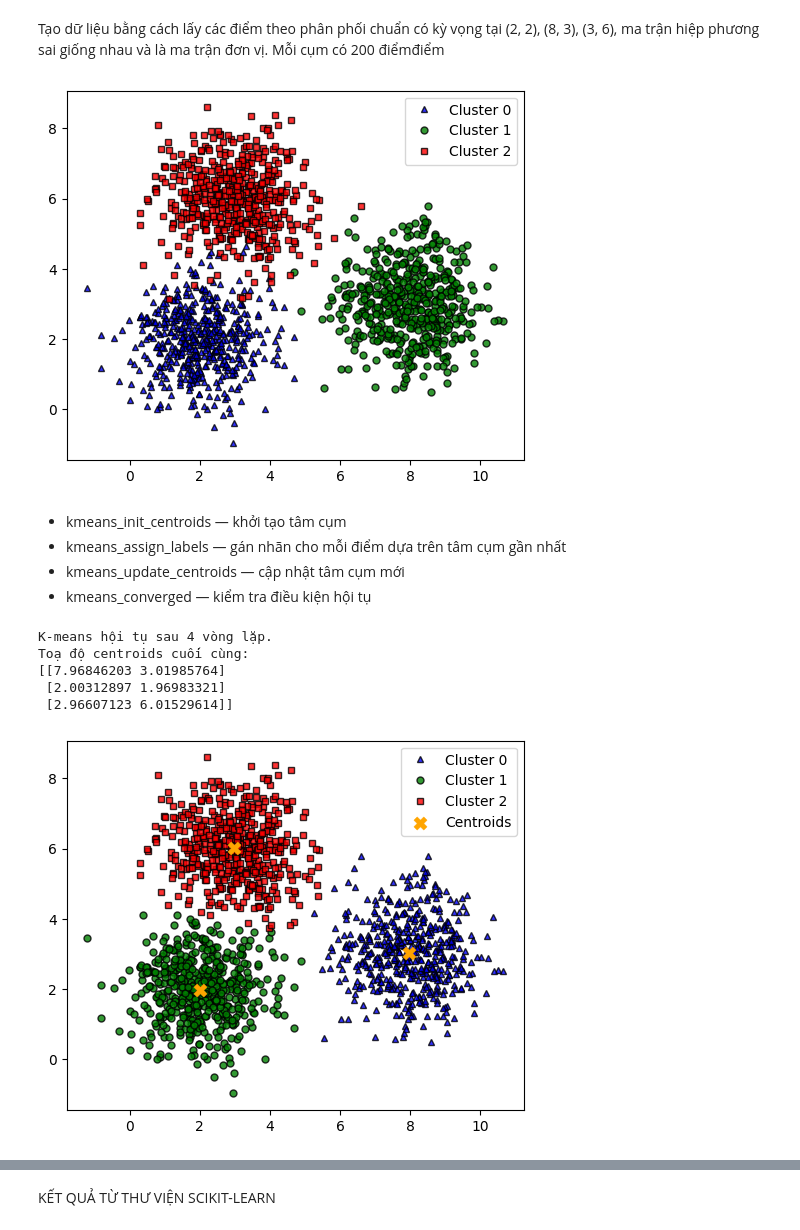
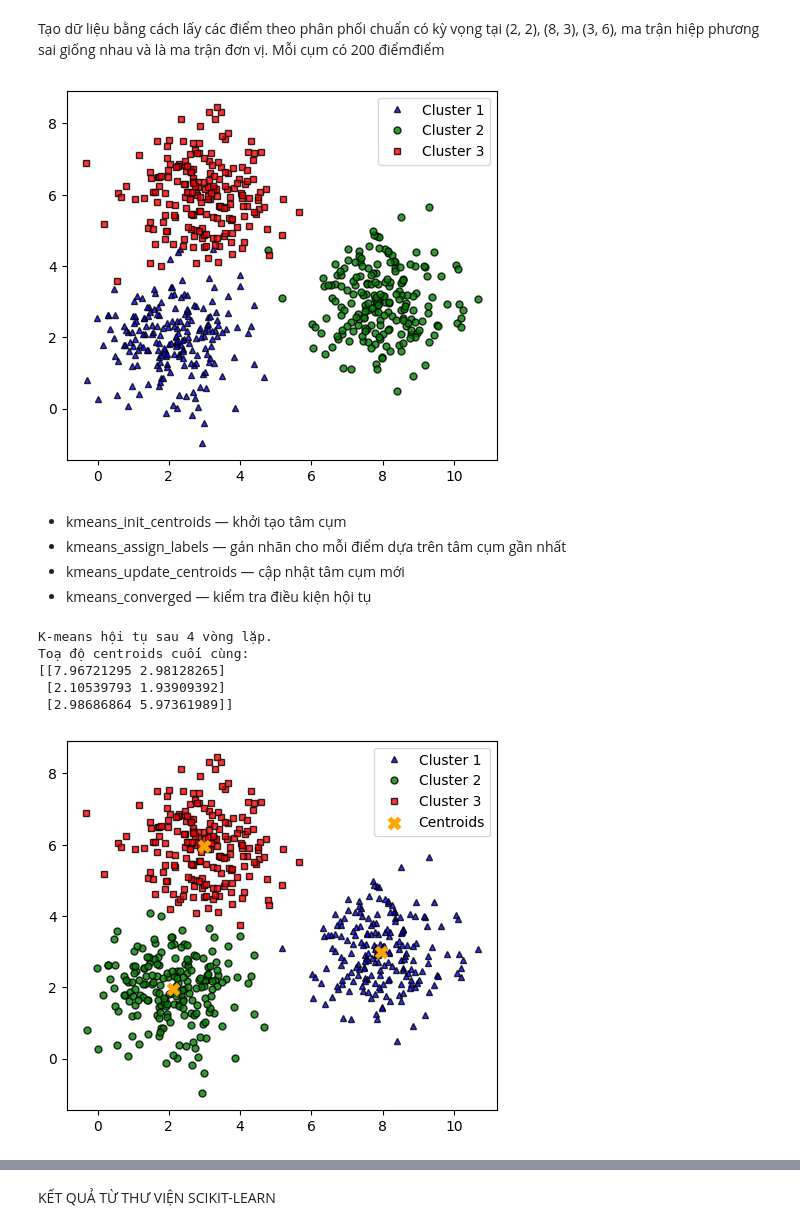
Before and after one commit to NgocHan1211/Lab-hoc-may-thong-ke, a Jupyter notebook: lab4/K-means.ipynb, the cells around one changed output, grey strips where cells are left out. Cells and saved outputs as stored; diff of their text form; code cells hidden in the pictures.

```diff
--- a/lab4/K-means.ipynb
+++ b/lab4/K-means.ipynb
@@ -13,7 +13,7 @@ u1 = [2, 2]
 u2 = [8, 3]
 u3 = [3, 6]
 cov = [[1, 0], [0, 1]]
-N = 500
+N = 200
 
 cluster1 = np.random.multivariate_normal(u1, cov, N)
 cluster2 = np.random.multivariate_normal(u2, cov, N)
@@ -25,29 +25,29 @@ original_label = np.repeat([0, 1, 2], N)
 # %%
 def kmeans_display(clusters, labels, centroids=None):
     cluster1 = clusters[labels == 0]
     cluster2 = clusters[labels == 1]
     cluster3 = clusters[labels == 2]
 
     style_args = {'markersize': 5, 'alpha': 0.8, 'markeredgecolor': 'k'}
-    plt.plot(cluster1[:, 0], cluster1[:, 1], 'b^', label='Cluster 0', **style_args)
-    plt.plot(cluster2[:, 0], cluster2[:, 1], 'go', label='Cluster 1', **style_args)
-    plt.plot(cluster3[:, 0], cluster3[:, 1], 'rs', label='Cluster 2', **style_args)
+    plt.plot(cluster1[:, 0], cluster1[:, 1], 'b^', label='Cluster 1', **style_args)
+    plt.plot(cluster2[:, 0], cluster2[:, 1], 'go', label='Cluster 2', **style_args)
+    plt.plot(cluster3[:, 0], cluster3[:, 1], 'rs', label='Cluster 3', **style_args)
 
     # Vẽ dấu X tại các centroid
     if centroids is not None:
         plt.scatter(centroids[:, 0], centroids[:, 1],
                     marker='X', s=90, c='orange', linewidths=0.3,
                     label='Centroids', zorder=10)
 
     plt.axis([-3, 14, -2, 10])
     plt.axis('scaled')
     plt.legend()
     plt.show()
 
 
 kmeans_display(clusters, original_label)
 # %% [output]
-[figure, old version]
+[figure, new version]
 # %% [markdown]
 - kmeans_init_centroids — khởi tạo tâm cụm
 - kmeans_assign_labels — gán nhãn cho mỗi điểm dựa trên tâm cụm gần nhất
@@ -89,7 +91,7 @@ def compute_loss(X, labels, centroids):
     return np.sum((X - centroids[labels])**2)
 # %%
 k = 3
-(centroids, labels, it) = kmeans(clusters, k)
+centroids, labels, it = kmeans(clusters, k)
 
 print(f"K-means hội tụ sau {it} vòng lặp.")
 print("Toạ độ centroids cuối cùng:")
@@ -99,7 +101,7 @@ kmeans_display(clusters, labels, centroids)
 # %% [output]
 K-means hội tụ sau 4 vòng lặp.
 Toạ độ centroids cuối cùng:
-[[7.96846203 3.01985764]
- [2.00312897 1.96983321]
- [2.96607123 6.01529614]]
+[[7.96721295 2.98128265]
+ [2.10539793 1.93909392]
+ [2.98686864 5.97361989]]
-[figure, old version]
+[figure, new version]
```
Also changed, not shown: parts of 26 cells of this notebook.
